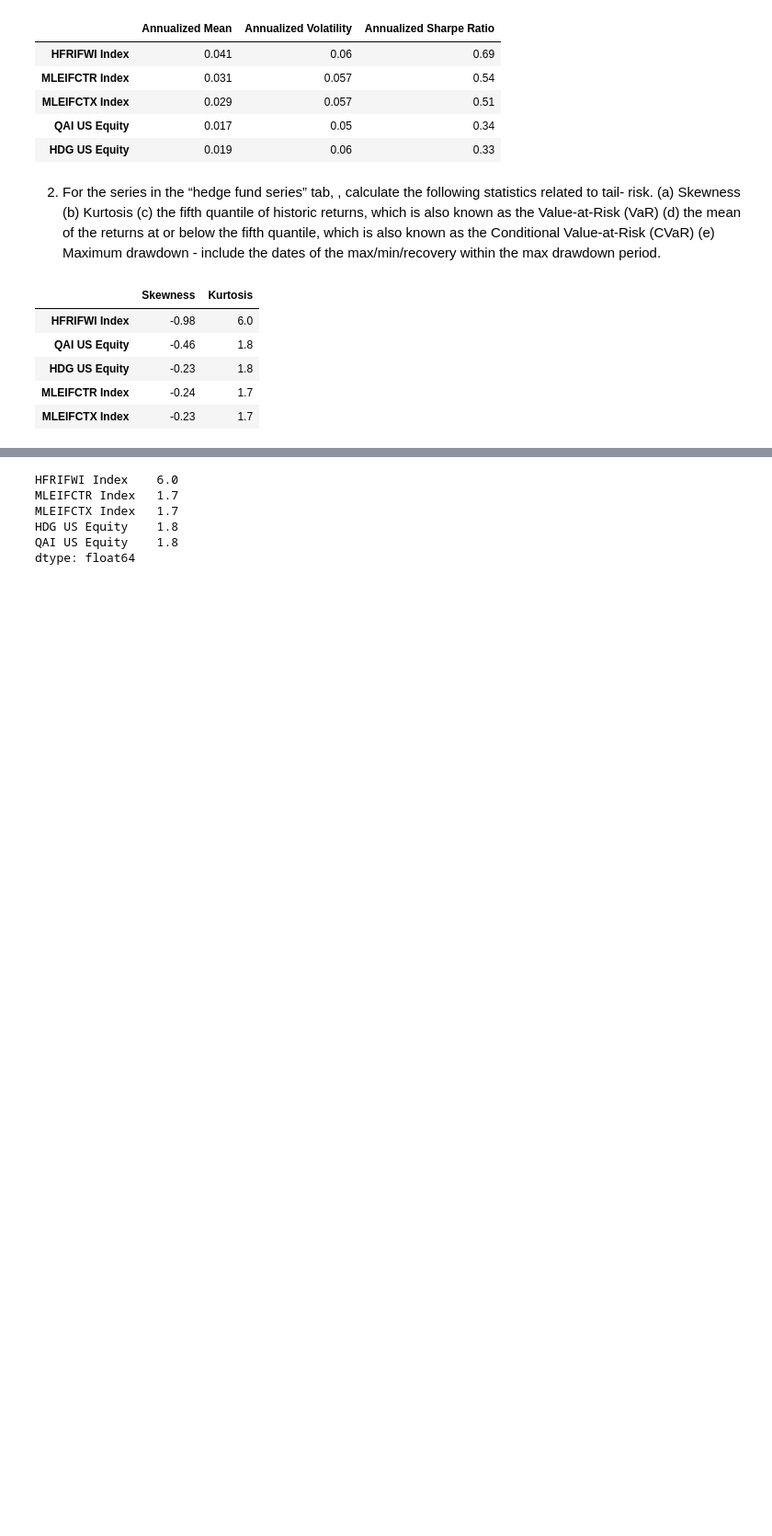
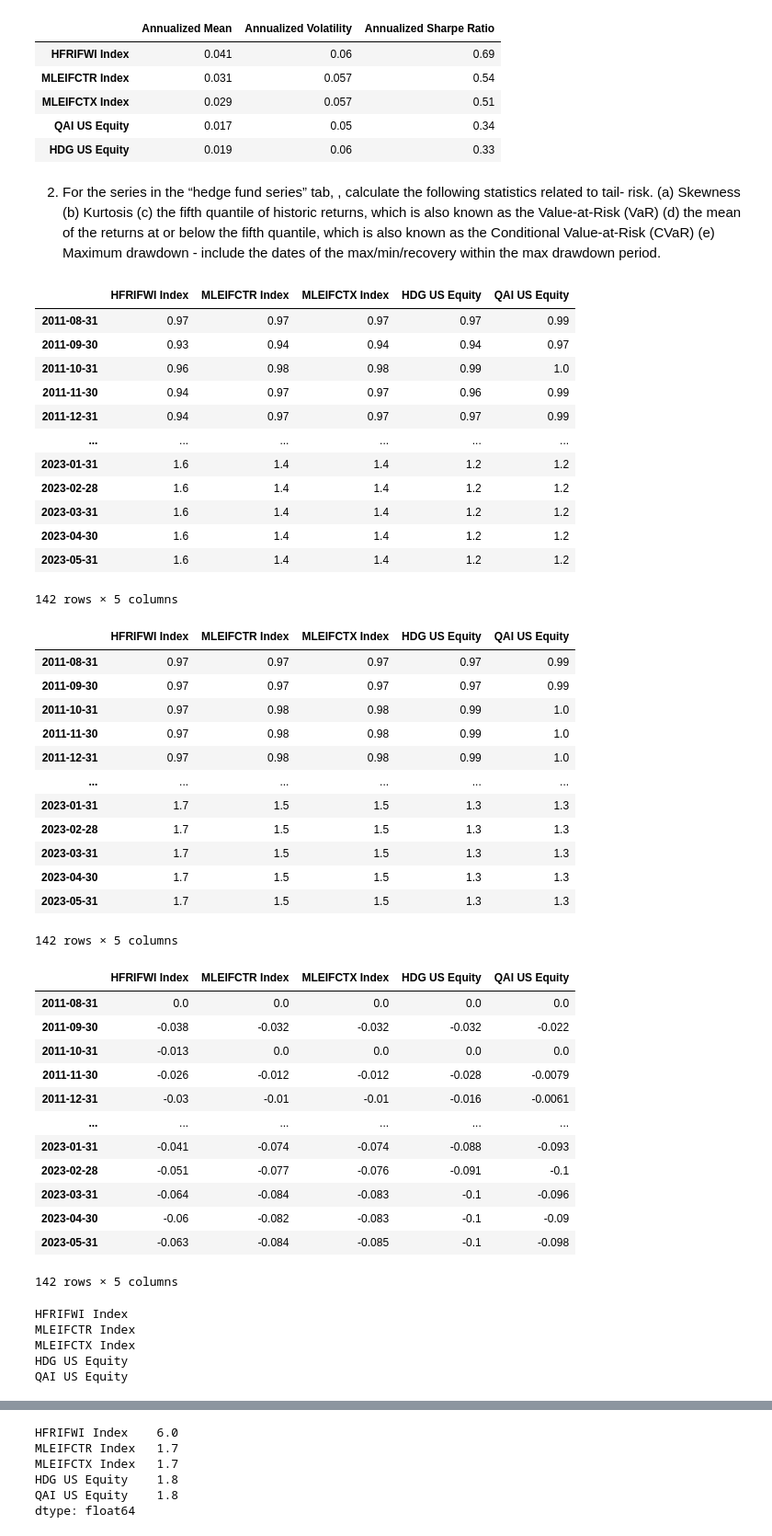
Before and after one commit to spknash/FINM-hw, a Jupyter notebook: HW2/hw2.ipynb, the cells around one changed output, grey strips where cells are left out. Shown at 92% size. Saved outputs shown, nothing was run; the diff lists cells and outputs as text; code cells hidden in the pictures; blank space fills up the shorter version.

```diff
--- a/HW2/hw2.ipynb
+++ b/HW2/hw2.ipynb
@@ -160,27 +160,57 @@ risk.
 Value-at-Risk (CVaR)
 (e) Maximum drawdown - include the dates of the max/min/recovery within the max drawdown
 period.
-# %%
-def skew_kurt(rets, adj_factor=12):
-    """
-    Given a dataframe of returns, this function returns a dataframe with
-    a summary of performance statistics for individual securities.
-    """
-    stats = {}
-
-    stats['Skewness'] = rets.skew()
-    stats['Kurtosis'] = rets.kurtosis()
-
-
-    return pd.DataFrame(stats, index=rets.columns)
-
-stats = skew_kurt(hf_series).sort_values('Kurtosis', ascending=False)
-
-display(stats)
-# %% [output]
-|  | Skewness | Kurtosis |
-| HFRIFWI Index | -0.98 | 6.0 |
-| QAI US Equity | -0.46 | 1.8 |
-| HDG US Equity | -0.23 | 1.8 |
-| MLEIFCTR Index | -0.24 | 1.7 |
-| MLEIFCTX Index | -0.23 | 1.7 |
+# %%
+cum_prod = (1+hf_series).cumprod()
+display(cum_prod)
+cum_max = cum_prod.cummax()
+display(cum_max)
+drawdowns = (cum_prod - cum_max)
+display(drawdowns)
+drawdowns.idxmin()
+for d in drawdowns:
+# %% [output]
+|  | HFRIFWI Index | MLEIFCTR Index | MLEIFCTX Index | HDG US Equity | QAI US Equity |
+| 2011-08-31 | 0.97 | 0.97 | 0.97 | 0.97 | 0.99 |
+| 2011-09-30 | 0.93 | 0.94 | 0.94 | 0.94 | 0.97 |
+| 2011-10-31 | 0.96 | 0.98 | 0.98 | 0.99 | 1.0 |
+| 2011-11-30 | 0.94 | 0.97 | 0.97 | 0.96 | 0.99 |
+| 2011-12-31 | 0.94 | 0.97 | 0.97 | 0.97 | 0.99 |
+| ... | ... | ... | ... | ... | ... |
+| 2023-01-31 | 1.6 | 1.4 | 1.4 | 1.2 | 1.2 |
+| 2023-02-28 | 1.6 | 1.4 | 1.4 | 1.2 | 1.2 |
+| 2023-03-31 | 1.6 | 1.4 | 1.4 | 1.2 | 1.2 |
+| 2023-04-30 | 1.6 | 1.4 | 1.4 | 1.2 | 1.2 |
+| 2023-05-31 | 1.6 | 1.4 | 1.4 | 1.2 | 1.2 |
+142 rows × 5 columns
+|  | HFRIFWI Index | MLEIFCTR Index | MLEIFCTX Index | HDG US Equity | QAI US Equity |
+| 2011-08-31 | 0.97 | 0.97 | 0.97 | 0.97 | 0.99 |
+| 2011-09-30 | 0.97 | 0.97 | 0.97 | 0.97 | 0.99 |
+| 2011-10-31 | 0.97 | 0.98 | 0.98 | 0.99 | 1.0 |
+| 2011-11-30 | 0.97 | 0.98 | 0.98 | 0.99 | 1.0 |
+| 2011-12-31 | 0.97 | 0.98 | 0.98 | 0.99 | 1.0 |
+| ... | ... | ... | ... | ... | ... |
+| 2023-01-31 | 1.7 | 1.5 | 1.5 | 1.3 | 1.3 |
+| 2023-02-28 | 1.7 | 1.5 | 1.5 | 1.3 | 1.3 |
+| 2023-03-31 | 1.7 | 1.5 | 1.5 | 1.3 | 1.3 |
+| 2023-04-30 | 1.7 | 1.5 | 1.5 | 1.3 | 1.3 |
+| 2023-05-31 | 1.7 | 1.5 | 1.5 | 1.3 | 1.3 |
+142 rows × 5 columns
+|  | HFRIFWI Index | MLEIFCTR Index | MLEIFCTX Index | HDG US Equity | QAI US Equity |
+| 2011-08-31 | 0.0 | 0.0 | 0.0 | 0.0 | 0.0 |
+| 2011-09-30 | -0.038 | -0.032 | -0.032 | -0.032 | -0.022 |
+| 2011-10-31 | -0.013 | 0.0 | 0.0 | 0.0 | 0.0 |
+| 2011-11-30 | -0.026 | -0.012 | -0.012 | -0.028 | -0.0079 |
+| 2011-12-31 | -0.03 | -0.01 | -0.01 | -0.016 | -0.0061 |
+| ... | ... | ... | ... | ... | ... |
+| 2023-01-31 | -0.041 | -0.074 | -0.074 | -0.088 | -0.093 |
+| 2023-02-28 | -0.051 | -0.077 | -0.076 | -0.091 | -0.1 |
+| 2023-03-31 | -0.064 | -0.084 | -0.083 | -0.1 | -0.096 |
+| 2023-04-30 | -0.06 | -0.082 | -0.083 | -0.1 | -0.09 |
+| 2023-05-31 | -0.063 | -0.084 | -0.085 | -0.1 | -0.098 |
+142 rows × 5 columns
+HFRIFWI Index
+MLEIFCTR Index
+MLEIFCTX Index
+HDG US Equity
+QAI US Equity
```
Also changed, not shown: parts of 1 cell of this notebook.
